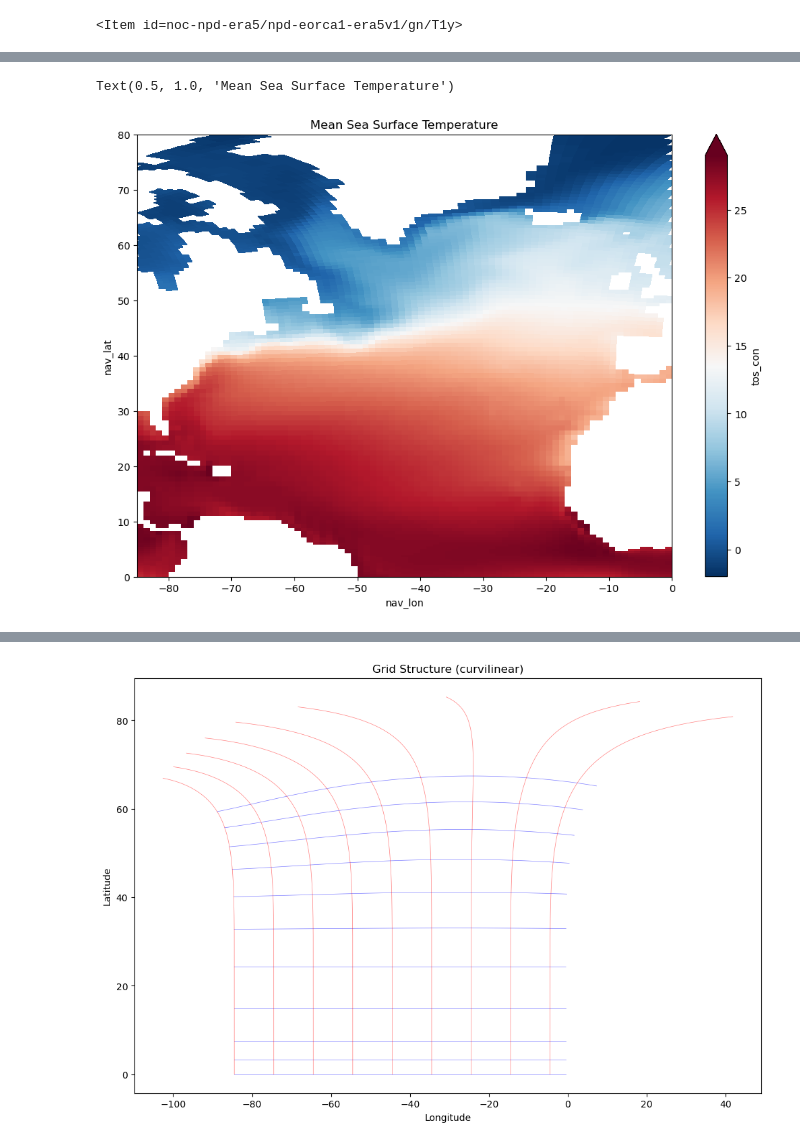
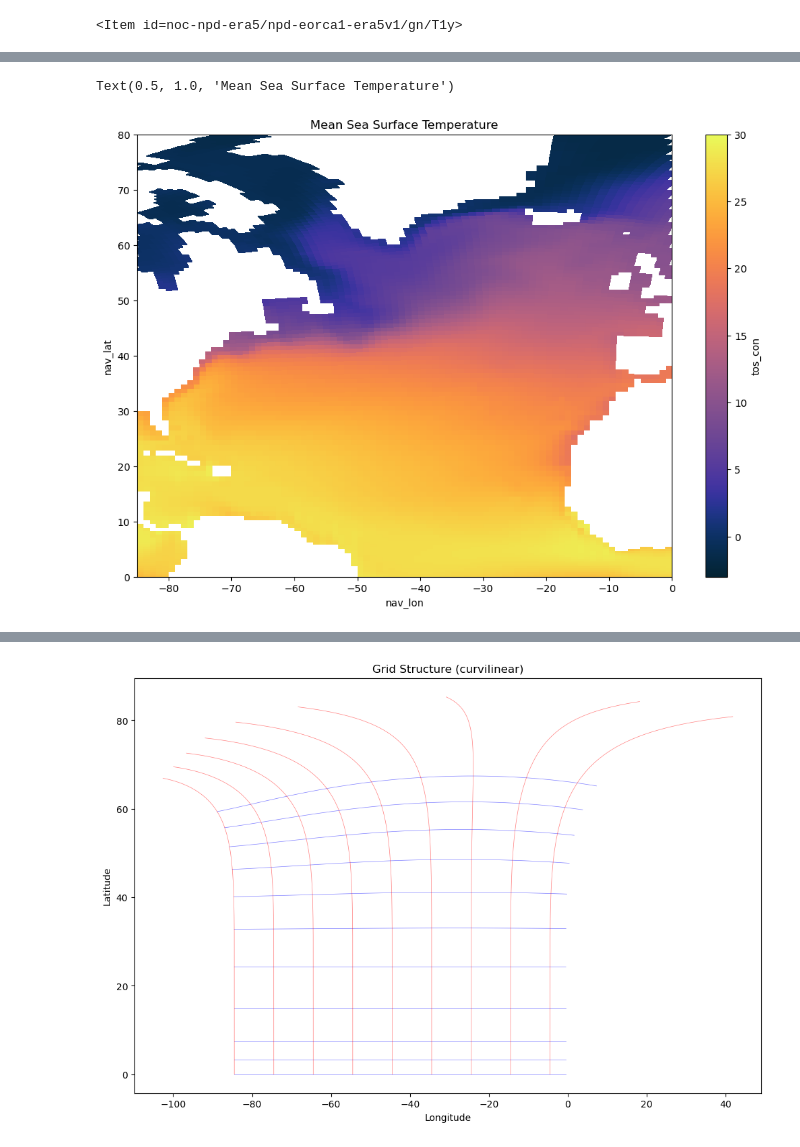
Before and after one commit to Tom-A-H/All-Code-, a Jupyter notebook: First Plots of NA - 1980s.ipynb, the cells around one changed output, grey strips where cells are left out. Drawn from its saved outputs; the diff is of its cells as text; code cells hidden in the pictures.

```diff
--- a/First Plots of NA - 1980s.ipynb
+++ b/First Plots of NA - 1980s.ipynb
@@ -112,14 +104,14 @@ plt.show()
-# %%
-## Plotting North Atlantic using default map
-
-plt.figure(figsize = (12, 8))
-ds2['tos_con'].mean(dim='time_counter').plot(x='nav_lon', y='nav_lat', cmap='RdBu_r', vmin = -2, vmax = 29)
-plt.xlim(-85.0, 0.0)   # Your bbox lon range
-plt.ylim(0.0, 80.0)
-plt.title('Mean Sea Surface Temperature')
-# %% [output]
-Text(0.5, 1.0, 'Mean Sea Surface Temperature')
-[figure, removed]
+# %%
+## Plotting North Atlantic using default map
+
+fig, ax = plt.subplots(figsize = (12, 8))
+ds2['tos_con'].mean(dim='time_counter').plot(x='nav_lon', y='nav_lat', ax = ax, cmap=cmocean.cm.thermal, vmin = -3, vmax = 30)
+ax.set_xlim(-85.0, 0.0)   # Your bbox lon range
+ax.set_ylim(0.0, 80.0)
+ax.set_title('Mean Sea Surface Temperature')
+# %% [output]
+Text(0.5, 1.0, 'Mean Sea Surface Temperature')
+[figure, added]
 # %%
 ds2
 # %% [output]
```
Also changed, not shown: parts of 6 cells of this notebook, 4 other files.
